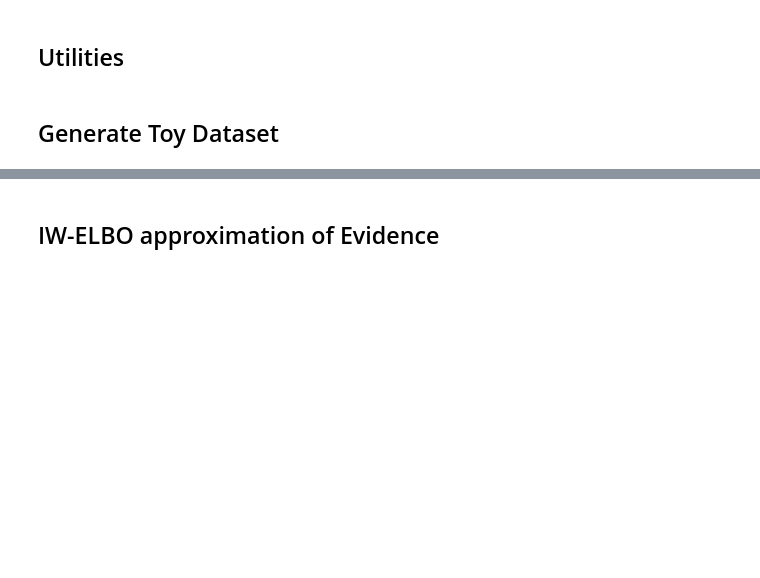
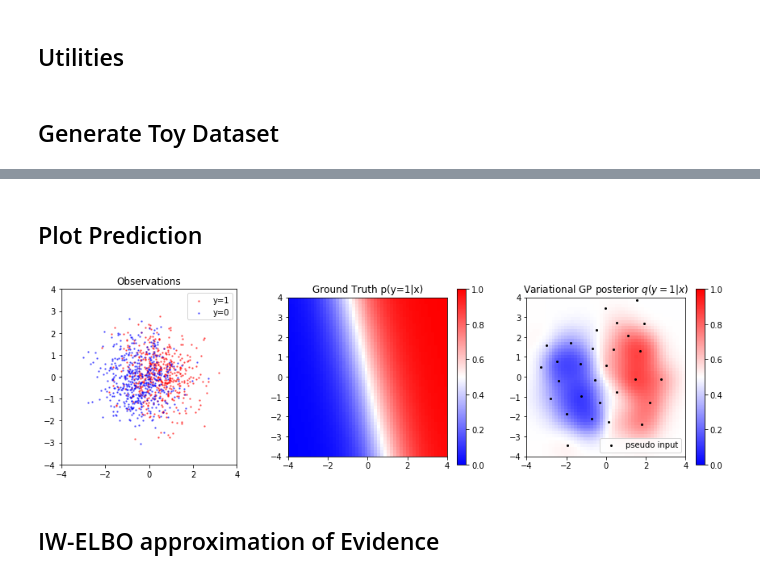
Before and after one commit to Goda-Research-Group/mlmc-model-evidence, a Jupyter notebook: notebooks/Gaussian_Process_Classification.ipynb, the cells around one changed output, grey strips where cells are left out. Cells and saved outputs as stored; diff of their text form; code cells hidden in the pictures; blank space fills up the shorter version.

```diff
--- a/notebooks/Gaussian_Process_Classification.ipynb
+++ b/notebooks/Gaussian_Process_Classification.ipynb
@@ -68,7 +86,6 @@ def timestamp():
 ## Generate Toy Dataset
 # %%
 N = 1000
-D = 3
-T = 2
+D = 2
 # %%
 # Paramters
@@ -165,0 +110,2 @@ def laplace_approx(x, y, beta0, beta, alpha):
+# %%
+x,y,logit = generate_data(N, D, b0, b)
@@ -165,0 +395,2 @@ def laplace_approx(x, y, beta0, beta, alpha):
+# %% [markdown]
+## Plot Prediction
@@ -166,3 +424,41 @@ def laplace_approx(x, y, beta0, beta, alpha):
+# %%
+x1_heat = (np.linspace(start=-4,stop=4).reshape([1,50])*np.ones([50,1])).reshape([2500])
+x2_heat = np.repeat(np.linspace(start=-4,stop=4), 50)
+x_heat = np.array([x1_heat, x2_heat]).T
+logits_heat = get_logits(x_heat, theta, phi)[0].numpy()
+# %%
+def heatmap2d(arr: np.ndarray, cmap='viridis'):
+    plt.imshow(arr, cmap=cmap, extent=[-4,4,-4,4],origin='lower', alpha=1, vmin=0, vmax=1)
+    plt.colorbar()
+    #plt.show()
+# %%
+plt.figure(figsize=[15,4])
+cmap = matplotlib.cm.get_cmap('bwr')#('viridis')
+
+plt.subplot(1,3,1)
+plt.title('Observations')
+idx = (y==True)
+plt.scatter(x[idx,0], x[idx,1], s=2, alpha=0.5, marker='o', c=[cmap(1.)])
+plt.scatter(x[~idx,0], x[~idx,1], s=2, alpha=0.5, marker='o', c=[cmap(0.)])
+plt.legend(['y=1','y=0'])
+plt.xlim([-4,4])
+plt.ylim([-4,4])
+ax = plt.gca()
+ax.set_aspect('equal')
+
+plt.subplot(1,3,2)
+plt.title('Ground Truth p(y=1|x)')
+heatmap2d(sigmoid(logit(x_heat)).reshape([50,50]), 'bwr')
+
+plt.subplot(1,3,3)
+plt.title(r'Variational GP posterior $q(y=1|x)$')
+#plt.scatter(x[idx,0], x[idx,1], s=0.3, alpha=1, marker='x', c=[cmap(1.)])
+#plt.scatter(x[~idx,0], x[~idx,1], s=0.3, alpha=1, marker='x', c=[cmap(0.)])
+a = plt.scatter(theta['z'][:,0], theta['z'][:,1], s=4, alpha=1, marker='o', c='black')
+plt.legend([a],['pseudo input'])
+heatmap2d(sigmoid(logits_heat.reshape([50,50])), 'bwr')
+# %% [output]
+[figure, added]
 # %% [markdown]
 ## IW-ELBO approximation of Evidence
 # %% [markdown]
```
Also changed, not shown: parts of 57 cells of this notebook, 2 other files.
